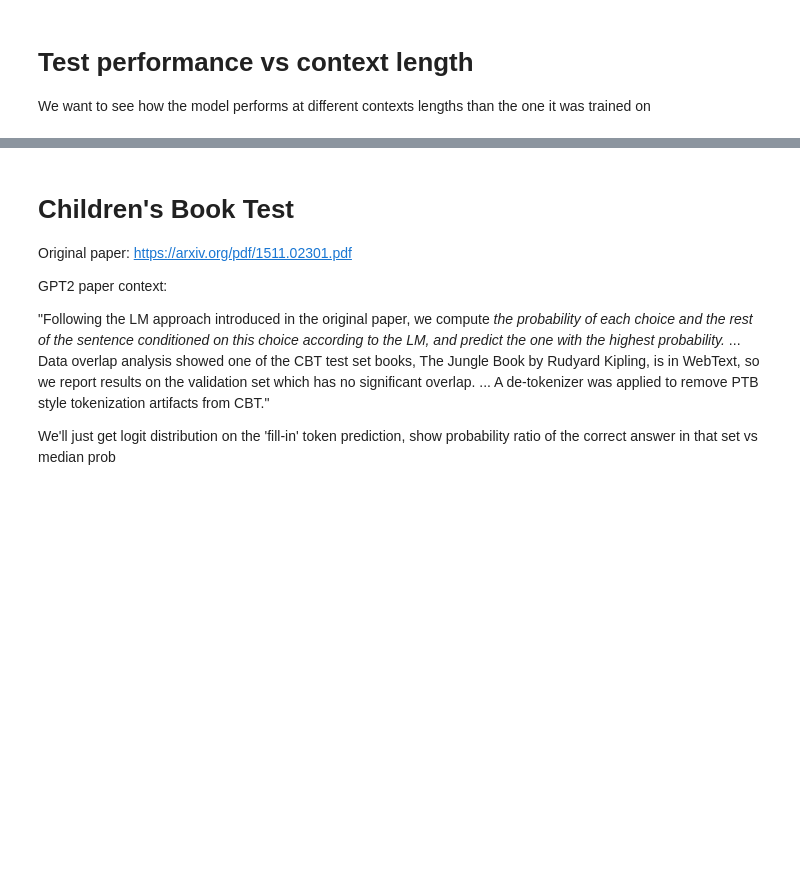
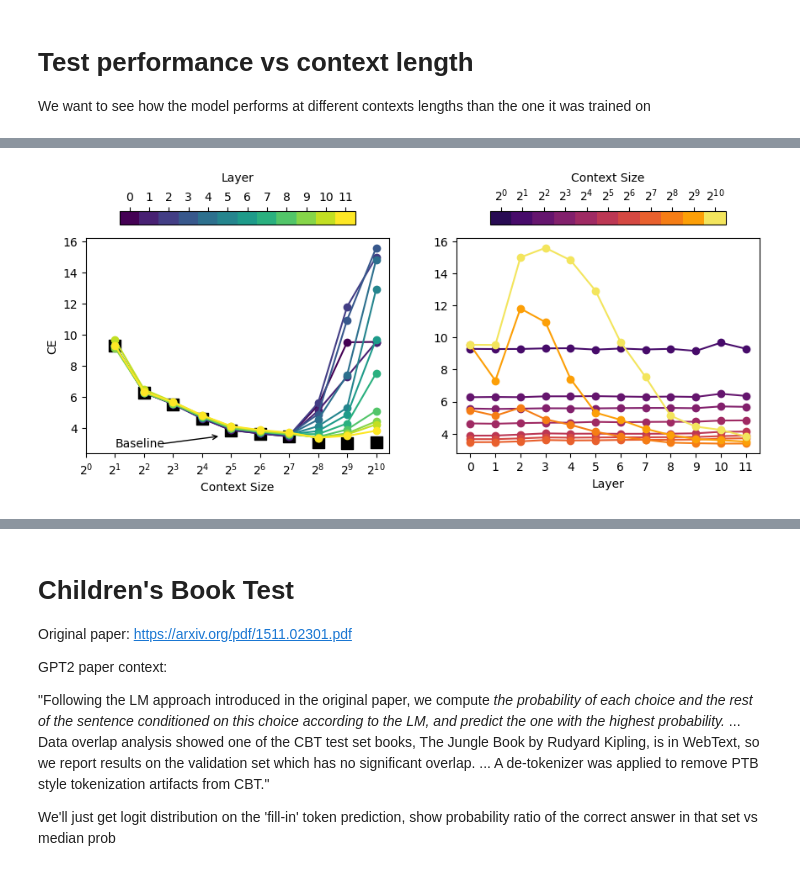
Before and after one commit to evanhanders/sae_validation_blogpost, a Jupyter notebook: gpt2_small_autoencoder_benchmarks.ipynb, the cells around one changed output, grey strips where cells are left out. Saved outputs shown, nothing was run; the diff lists cells and outputs as text; code cells hidden in the pictures; blank space fills up the shorter version.

```diff
--- a/gpt2_small_autoencoder_benchmarks.ipynb
+++ b/gpt2_small_autoencoder_benchmarks.ipynb
@@ -644,3 +618,52 @@ fig.savefig('context_sizes.png', dpi=300, bbox_inches='tight')
+# %%
+fig = plt.figure(figsize=(8, 16/5))
+ax1 = fig.add_axes([0,    0.05,  0.45, 0.8])
+ax2 = fig.add_axes([0.55, 0.05,  0.45, 0.8])
+cax1 = fig.add_axes([0.05, 0.9, 0.35, 0.05])
+cax2 = fig.add_axes([0.60, 0.9, 0.35, 0.05])
+
+for i in range(12):
+    good = df['layer'] == i
+    ax1.plot(np.array(df['context_size'])[good], np.array(df['loss_reconst'])[good], 'o-', c=layer_sm.to_rgba(i))
+
+ax1.scatter(df['context_size'][::len(context_sizes)], df['loss_base'][::len(context_sizes)], c='k', marker='s', s=100)
+cb = plt.colorbar(layer_sm, cax=cax1, orientation='horizontal')
+cb.set_label('Layer', labelpad=-45)
+cax1.tick_params(which='minor', color='w')
+cb.set_ticks([i+0.5 for i in range(12)])
+cb.set_ticklabels(range(12))
+cax1.tick_params(top=True, labeltop=True, bottom=False, labelbottom=False)
+ax1.set_ylabel('CE')
+ax1.set_xlabel('Context Size')
+ax1.set_xscale('log')
+ax1.set_xticks(context_sizes)
+ax1.set_xticklabels([r'$2^{{{}}}$'.format(int(np.log2(c))) for c in context_sizes])
+ax1.set_xticklabels([r'$2^{{{}}}$'.format(int(np.log2(c))) for c in context_sizes])
+ax1.tick_params(which='minor', color='w')
+# ax1.set_xlim(1, 2048)
+
+ax1.text(2, 3, 'Baseline', ha='left', va='center')
+ax1.annotate("", xy=(25, 3.5), xytext=(6, 3), arrowprops=dict(arrowstyle="->"))
+
+
+for i, c in enumerate(context_sizes):
+    good = df['context_size'] == c
+    ax2.plot(np.array(df['layer'])[good], np.array(df['loss_reconst'][good]), 'o-', c=sm.to_rgba(i))
+
+ax2.set_xlabel('Layer')
+ax2.set_xticks(range(12))
+
+cb = plt.colorbar(context_sm, cax=cax2, orientation='horizontal')
+
+cb.set_ticks([np.log2(c)+0.5 for c in context_sizes])
+cb.set_ticklabels([r'$2^{{{}}}$'.format(int(np.log2(c))) for c in context_sizes])
+# cb.set_ticklabels(context_sizes)
+cax2.tick_params(top=True, labeltop=True, bottom=False, labelbottom=False)
+cax2.set_xlabel('Context Size', labelpad=-45)
+
+fig.savefig('context_sizes_CE.png', dpi=300, bbox_inches='tight')
+# %% [output]
+[figure, added]
 # %%
 #Also checking what the L2 norm growth looks like as the context length gets longer and showing whether that explains MSE loss.
 fig = plt.figure(figsize=(8,3))
```
Also changed, not shown: parts of 11 cells of this notebook, 5 other files.
